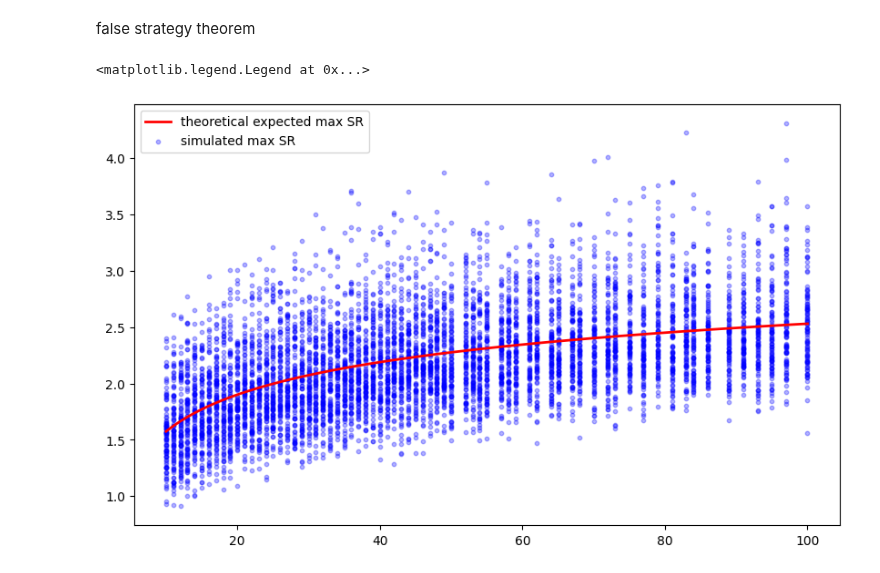
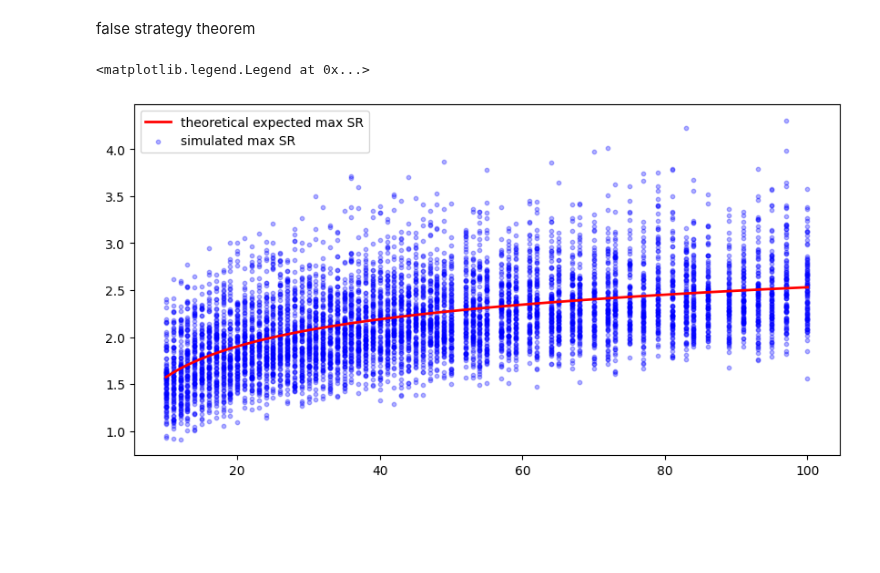
Before and after one commit to Joanna-Dai/Machine-Learning-for-Asset-Managers, a Jupyter notebook: ch8.ipynb, the cells around one changed output. Drawn from its saved outputs; the diff is of its cells as text; code cells hidden in the pictures; blank space fills up the shorter version.

```diff
--- a/ch8.ipynb
+++ b/ch8.ipynb
@@ -69,24 +69,24 @@ if __name__=='__main__':
 # %%
 # visualization
 
-plt.figure(figsize=(10, 6))
+plt.figure(figsize=(10, 5))
 
 # plot sr0 (theoretical line)
 plt.plot(sr0.index, sr0.values,
          color='red',
          linewidth=2,
          label='theoretical expected max SR')
 
 # plot sr1 (simulated scatter)
 plt.scatter(sr1['nTrials'], sr1['max{SR}'],
             color='blue',
-            alpha=0.3,  # Semi-transparent points
-            s=10,       # Point size
+            alpha=0.3,  # semi-transparent points
+            s=10,       # point size
             label='simulated max SR')
 
 plt.legend()
 
 # while true SR ~ N(0, 1)
 # %% [output]
 <matplotlib.legend.Legend at 0x...>
-[figure, old version]
+[figure, new version]
```
Also changed, not shown: parts of 4 cells of this notebook.
